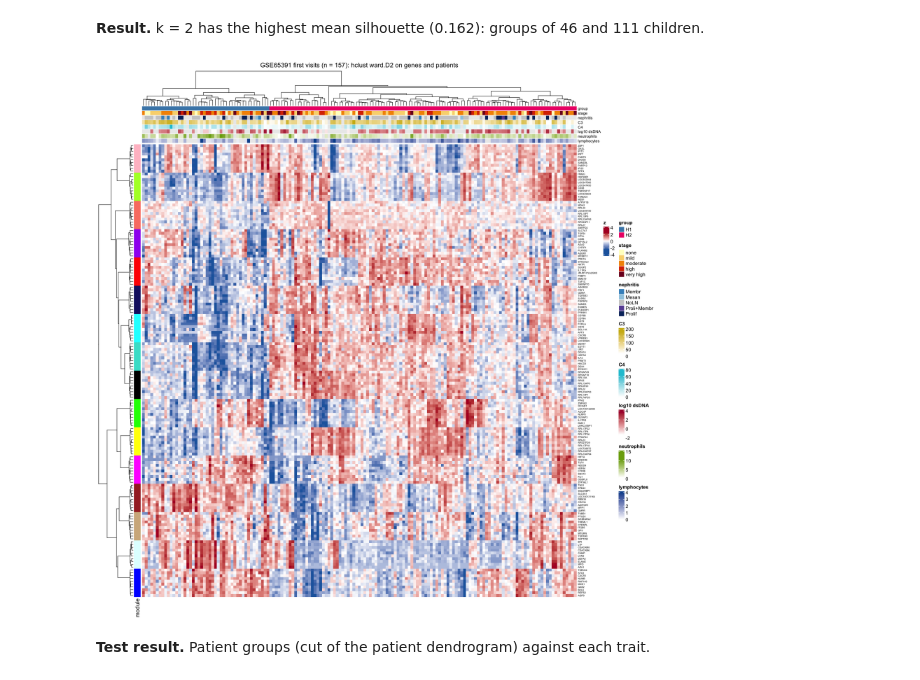
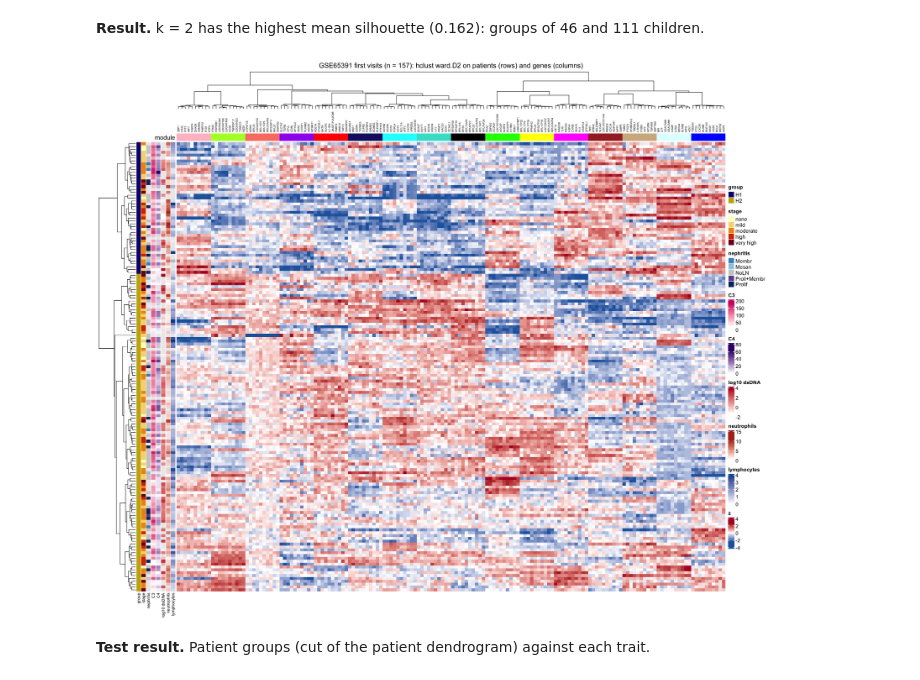
Before and after one commit to NIH-NLM/endotypes-transcriptomics, a Jupyter notebook: ipynb/07_GSE65391_RNA_array_heatmap_hclust.ipynb, the cells around one changed output. Cells and saved outputs as stored; diff of their text form; code cells hidden in the pictures.

```diff
--- a/ipynb/07_GSE65391_RNA_array_heatmap_hclust.ipynb
+++ b/ipynb/07_GSE65391_RNA_array_heatmap_hclust.ipynb
@@ -54,25 +57,27 @@ patient_group
 # %%
 Zc <- pmin(pmax(Z, -2.5), 2.5)
 mod_col <- setNames(unique(gene_module), unique(gene_module))       # WGCNA module names are colours
-top <- HeatmapAnnotation(
+left <- rowAnnotation(
   group = patient_group, stage = m$stage, nephritis = m$nephritis_class,
   C3 = m$c3, C4 = m$c4, "log10 dsDNA" = log10(m$ds_dna),
   neutrophils = m$neutrophil_count, lymphocytes = m$lymphocyte_count, na_col = "grey92",
   # colour scale for lymphocytes capped at 4 (one child has 57.5, which would flatten the scale)
   col = list(stage = setNames(hcl.colors(5, "YlOrRd", rev = TRUE), levels(m$stage)),
              nephritis = c(NoLN = "grey80", Mesan = "#9ecae1", Membr = "#4292c6", Prolif = "#08306b", "Proli+Membr" = "#6a51a3"),
              lymphocytes = colorRamp2(c(0, 4), c("white", "#08519c"))),
   annotation_name_gp = gpar(fontsize = 8), simple_anno_size = unit(3, "mm"))
-options(repr.plot.width = 16, repr.plot.height = 16)
-Heatmap(Zc, name = "z", col = colorRamp2(c(-2.5, 0, 2.5), c("#2166AC", "white", "#B2182B")),
-        cluster_rows = hc_genes, cluster_columns = hc_patients,
+options(repr.plot.width = 18, repr.plot.height = 15)
+Heatmap(t(Zc), name = "z", col = colorRamp2(c(-2.5, 0, 2.5), c("#2166AC", "white", "#B2182B")),
+        cluster_rows = hc_patients, cluster_columns = hc_genes,
+        row_dend_side = "left", column_dend_side = "top",
         row_dend_width = unit(25, "mm"), column_dend_height = unit(25, "mm"),
-        show_column_names = FALSE, row_names_gp = gpar(fontsize = 5),
-        left_annotation = rowAnnotation(module = gene_module, col = list(module = mod_col), show_legend = FALSE),
-        top_annotation = top,
-        column_title = sprintf("GSE65391 first visits (n = %d): hclust ward.D2 on genes and patients", ncol(Z)))
+        show_row_names = FALSE, column_names_side = "top", column_names_gp = gpar(fontsize = 5),
+        top_annotation = HeatmapAnnotation(module = gene_module, col = list(module = mod_col), show_legend = FALSE,
+                                           annotation_name_side = "left"),
+        left_annotation = left,
+        column_title = sprintf("GSE65391 first visits (n = %d): hclust ward.D2 on patients (rows) and genes (columns)", ncol(Z)))
 # %% [output]
-[figure, old version]
+[figure, new version]
 # %% [markdown]
 **Test result.** Patient groups (cut of the patient dendrogram) against each trait.
 # %%
```
Also changed, not shown: parts of 1 cell of this notebook, 8 other files.
